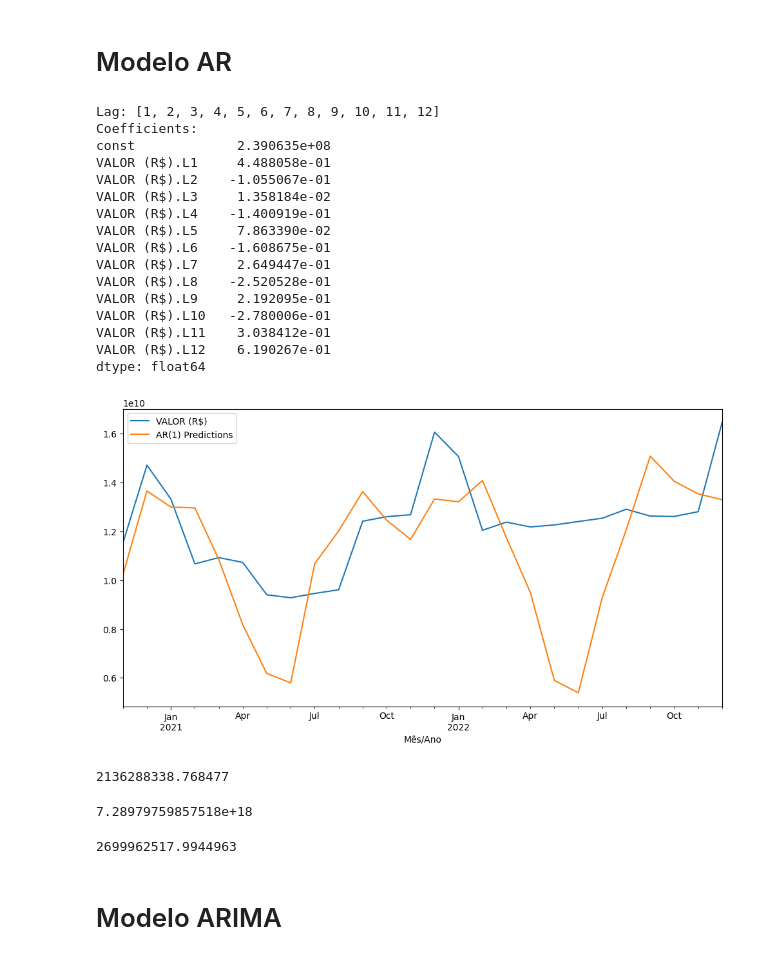
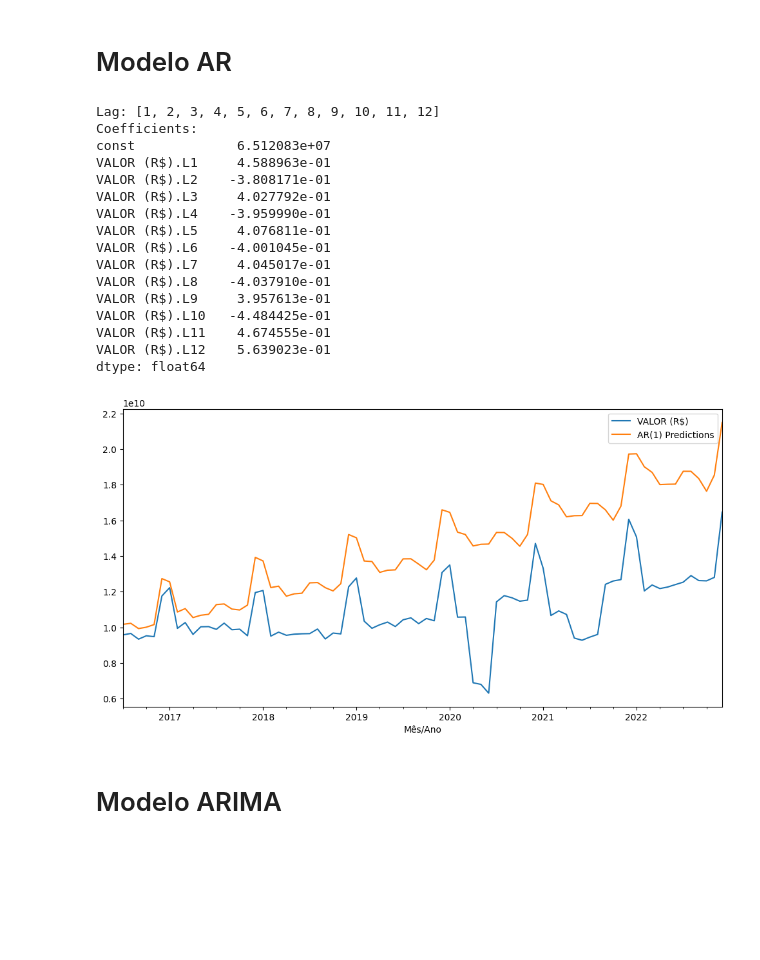
Before and after one commit to avellar1975/TCC_PUC_MINAS, a Jupyter notebook: tcc.ipynb, the cells around one changed output. Saved outputs shown, nothing was run; the diff lists cells and outputs as text; code cells hidden in the pictures; blank space fills up the shorter version.

```diff
--- a/tcc.ipynb
+++ b/tcc.ipynb
@@ -550,8 +520,8 @@ len(df_arrec) - 24
 # %% [markdown]
 ### Separar base de teste e base de treino
 # %%
-train_data_A = df_arrec['VALOR (R$)'].iloc[:288]
-test_data_A = df_arrec['VALOR (R$)'].iloc[288:]
+train_data_A = df_arrec['VALOR (R$)'].iloc[:234]
+test_data_A = df_arrec['VALOR (R$)'].iloc[234:]
 # %%
 print(f'Base de teste: {len(test_data_A)}, representa {round(100*len(test_data_A)/len(df_arrec),2)}%')
 print(f'Base de treino: {len(train_data_A)}, representa {round(100*len(train_data_A)/len(df_arrec),2)}%')
@@ -666,8 +624,8 @@ np.sqrt(mean_squared_error(test_data_S,test_predictions_S))
 # %%
 from statsmodels.tsa.ar_model import AutoReg,ARResults
 # %%
-train_data_AR = df_arrec['VALOR (R$)'].iloc[:286]
-test_data_AR = df_arrec['VALOR (R$)'].iloc[286:]
+train_data_AR = train_data_A
+test_data_AR = test_data_A
 # %%
 ARfit = AutoReg(train_data_AR, lags = 12).fit()
 print(f'Lag: {ARfit.ar_lags}')
@@ -675,42 +633,30 @@ print(f'Coefficients:\n{ARfit.params}')
 # %% [output]
 Lag: [1, 2, 3, 4, 5, 6, 7, 8, 9, 10, 11, 12]
 Coefficients:
-const             2.390635e+08
-VALOR (R$).L1     4.488058e-01
-VALOR (R$).L2    -1.055067e-01
-VALOR (R$).L3     1.358184e-02
-VALOR (R$).L4    -1.400919e-01
-VALOR (R$).L5     7.863390e-02
-VALOR (R$).L6    -1.608675e-01
-VALOR (R$).L7     2.649447e-01
-VALOR (R$).L8    -2.520528e-01
-VALOR (R$).L9     2.192095e-01
-VALOR (R$).L10   -2.780006e-01
-VALOR (R$).L11    3.038412e-01
-VALOR (R$).L12    6.190267e-01
+const             6.512083e+07
+VALOR (R$).L1     4.588963e-01
+VALOR (R$).L2    -3.808171e-01
+VALOR (R$).L3     4.027792e-01
+VALOR (R$).L4    -3.959990e-01
+VALOR (R$).L5     4.076811e-01
+VALOR (R$).L6    -4.001045e-01
+VALOR (R$).L7     4.045017e-01
+VALOR (R$).L8    -4.037910e-01
+VALOR (R$).L9     3.957613e-01
+VALOR (R$).L10   -4.484425e-01
+VALOR (R$).L11    4.674555e-01
+VALOR (R$).L12    5.639023e-01
 dtype: float64
 # %%
 # This is the general format for obtaining predictions
 start=len(train_data_AR)
 end=len(train_data_AR)+len(test_data_AR)-1
-predictions1 = ARfit.predict(start=start, end=end, dynamic=False).rename('AR(1) Predictions')
+predict_AR = ARfit.predict(start=start, end=end, dynamic=False).rename('AR(1) Predictions')
 # %%
 test_data_AR.plot(legend=True)
-predictions1.plot(legend=True,figsize=(12,6));
+predict_AR.plot(legend=True,figsize=(12,6));
 # %% [output]
-[figure, old version]
+[figure, new version]
-# %%
-mean_absolute_error(test_data_AR,predictions1)
-# %% [output]
-2136288338.768477
-# %%
-mean_squared_error(test_data_AR,predictions1)
-# %% [output]
-7.28979759857518e+18
-# %%
-np.sqrt(mean_squared_error(test_data_AR,predictions1))
-# %% [output]
-2699962517.9944963
 # %% [markdown]
 # Modelo ARIMA
 # %%
```
Also changed, not shown: parts of 48 cells of this notebook, 2 other files.
